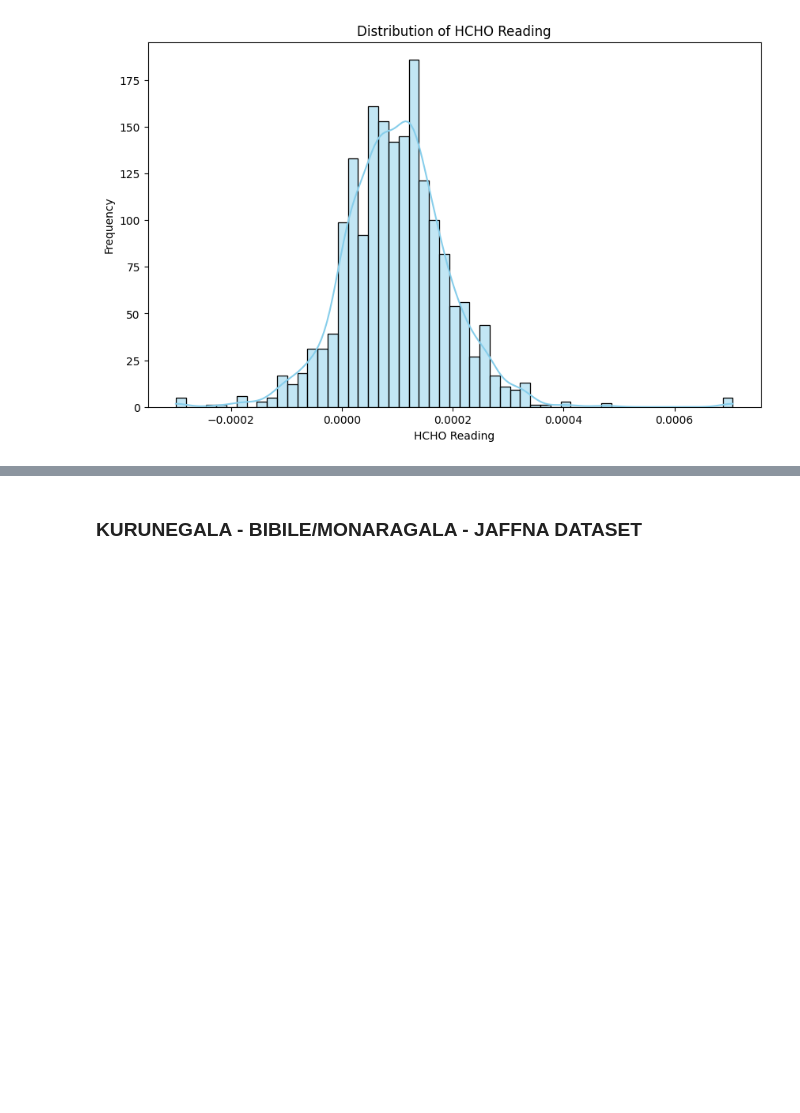
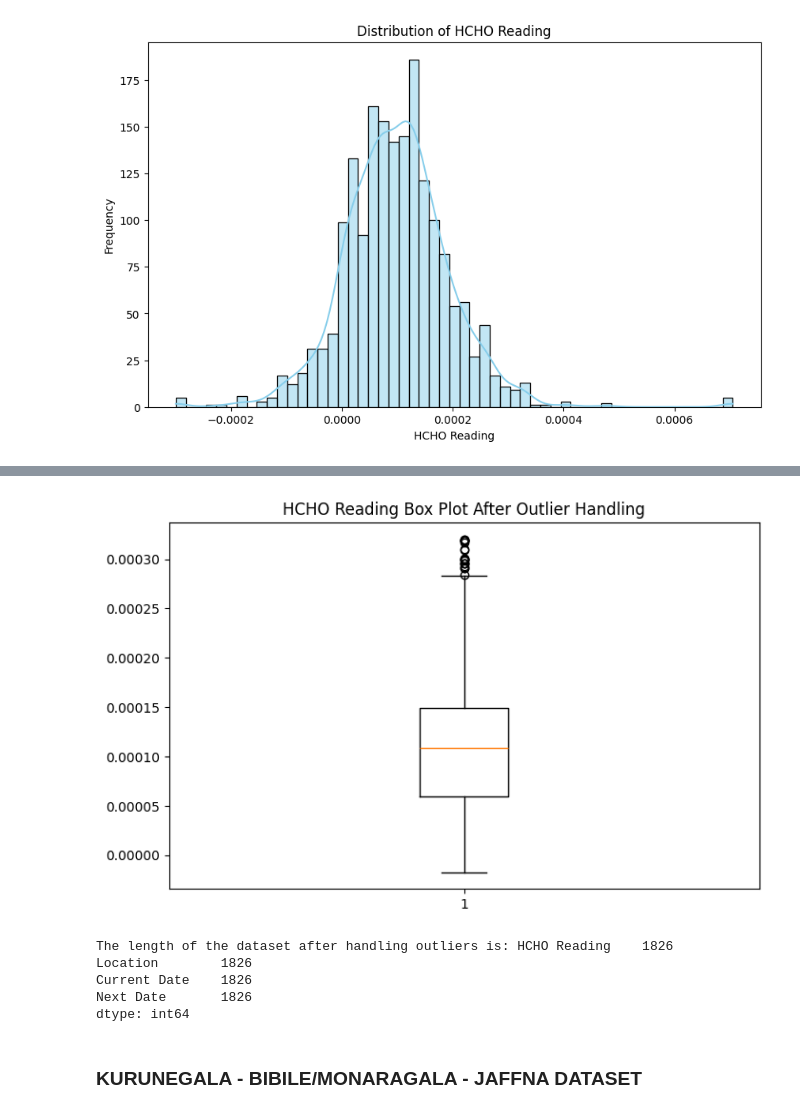
Before and after one commit to VinukaSilva/HCHO-Prediction, a Jupyter notebook: Pre Processing.ipynb, the cells around one changed output, grey strips where cells are left out. Cells and saved outputs as stored; diff of their text form; code cells hidden in the pictures; blank space fills up the shorter version.

```diff
--- a/Pre Processing.ipynb
+++ b/Pre Processing.ipynb
@@ -367,3 +465,29 @@ plt.show()
+# %%
+# Calculate the mean of values within the thresholds
+mean_within_threshold = kan_data.loc[(kan_data["HCHO Reading"] >= lower_bound_data) &
+                                      (kan_data["HCHO Reading"] <= upper_bound_data),
+                                      "HCHO Reading"].mean()
+
+# Replace values below the lower threshold and above the upper threshold with the calculated mean
+kan_data.loc[kan_data["HCHO Reading"] < lower_bound_data, "HCHO Reading"] = mean_within_threshold
+kan_data.loc[kan_data["HCHO Reading"] > upper_bound_data, "HCHO Reading"] = mean_within_threshold
+
+# Create a box plot for the "HCHO Reading" column after handling outliers
+plt.figure(figsize=(8, 5))
+plt.boxplot(kan_data["HCHO Reading"])
+plt.title("HCHO Reading Box Plot After Outlier Handling")
+plt.show()
+# %% [output]
+[figure, added]
+# %%
+dataset_length = kan_data.count()
+print("The length of the dataset after handling outliers is:", dataset_length)
+# %% [output]
+The length of the dataset after handling outliers is: HCHO Reading    1826
+Location        1826
+Current Date    1826
+Next Date       1826
+dtype: int64
 # %%
 cmn_data.to_csv("preprocessed_dataset/kan_pp.csv", index=False)
 # %% [markdown]
```
Also changed, not shown: parts of 7 cells of this notebook, 2 other files.
